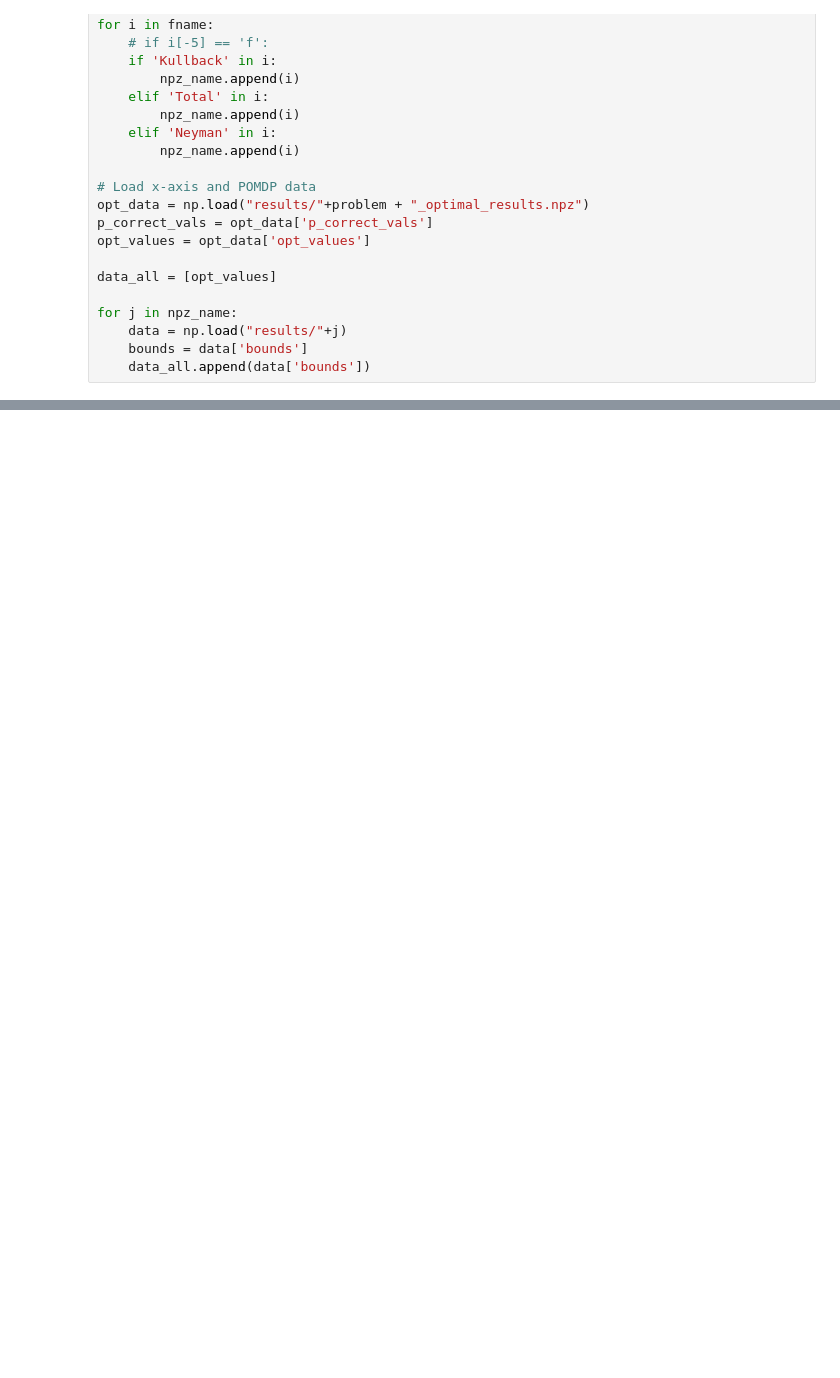
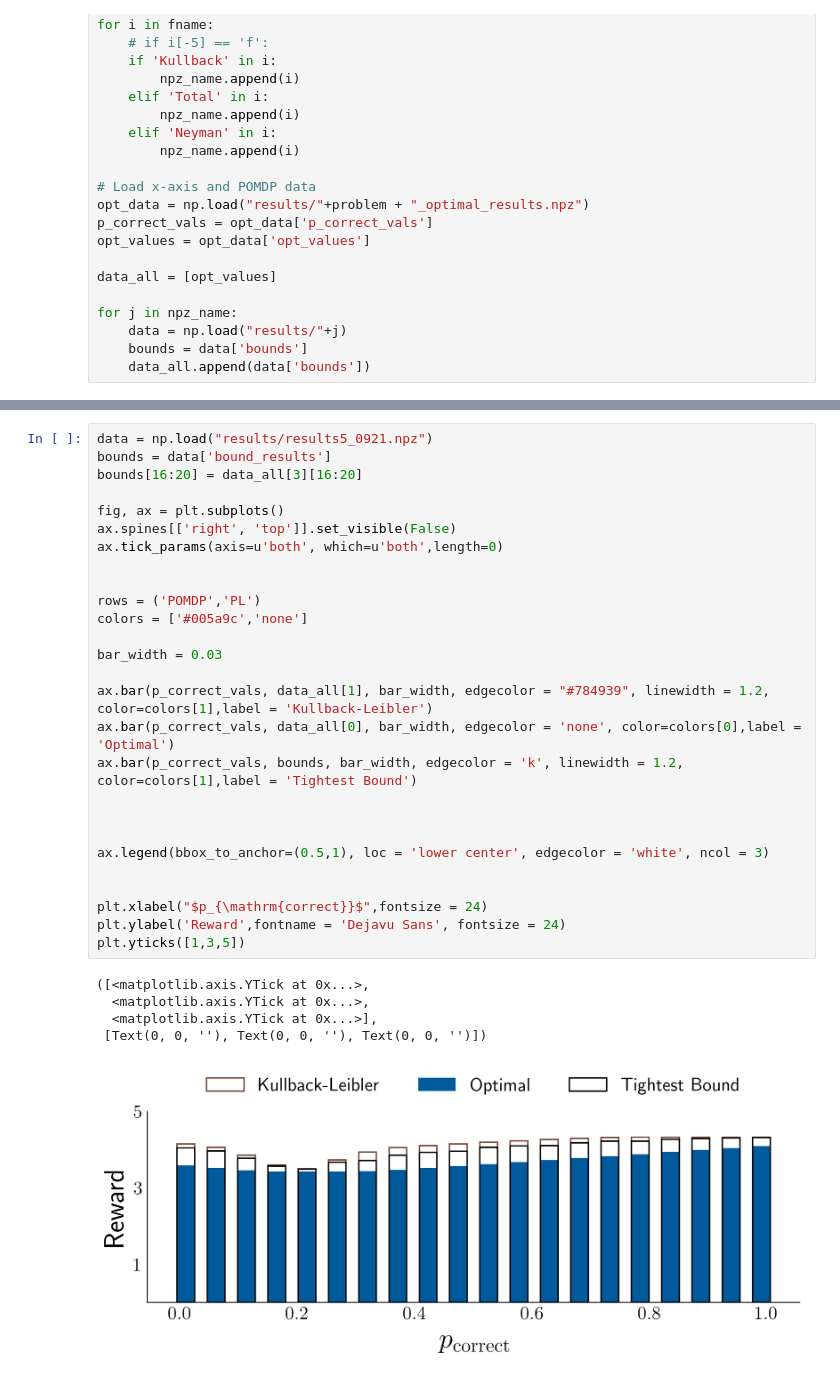
Before and after one commit to irom-lab/performance-limits, a Jupyter notebook: lava-problem/ppplot.ipynb, the cells around one changed output, grey strips where cells are left out. Drawn from its saved outputs; the diff is of its cells as text; blank space fills up the shorter version.

```diff
--- a/lava-problem/ppplot.ipynb
+++ b/lava-problem/ppplot.ipynb
@@ -100,0 +81,33 @@ plt.show()
+# %%
+data = np.load("results/results5_0921.npz")
+bounds = data['bound_results']
+bounds[16:20] = data_all[3][16:20]
+
+fig, ax = plt.subplots()
+ax.spines[['right', 'top']].set_visible(False)
+ax.tick_params(axis=u'both', which=u'both',length=0)
+
+
+rows = ('POMDP','PL')
+colors = ['#005a9c','none']
+
+bar_width = 0.03
+
+ax.bar(p_correct_vals, data_all[1], bar_width, edgecolor = "#784939", linewidth = 1.2, color=colors[1],label = 'Kullback-Leibler')
+ax.bar(p_correct_vals, data_all[0], bar_width, edgecolor = 'none', color=colors[0],label = 'Optimal')
+ax.bar(p_correct_vals, bounds, bar_width, edgecolor = 'k', linewidth = 1.2, color=colors[1],label = 'Tightest Bound')
+
+
+
+ax.legend(bbox_to_anchor=(0.5,1), loc = 'lower center', edgecolor = 'white', ncol = 3)
+
+
+plt.xlabel("$p_{\mathrm{correct}}$",fontsize = 24)
+plt.ylabel('Reward',fontname = 'Dejavu Sans', fontsize = 24)
+plt.yticks([1,3,5])
+# %% [output]
+([<matplotlib.axis.YTick at 0x...>,
+  <matplotlib.axis.YTick at 0x...>,
+  <matplotlib.axis.YTick at 0x...>],
+ [Text(0, 0, ''), Text(0, 0, ''), Text(0, 0, '')])
+[figure, added]
```
Also changed, not shown: parts of 7 cells of this notebook, 8 other files.
